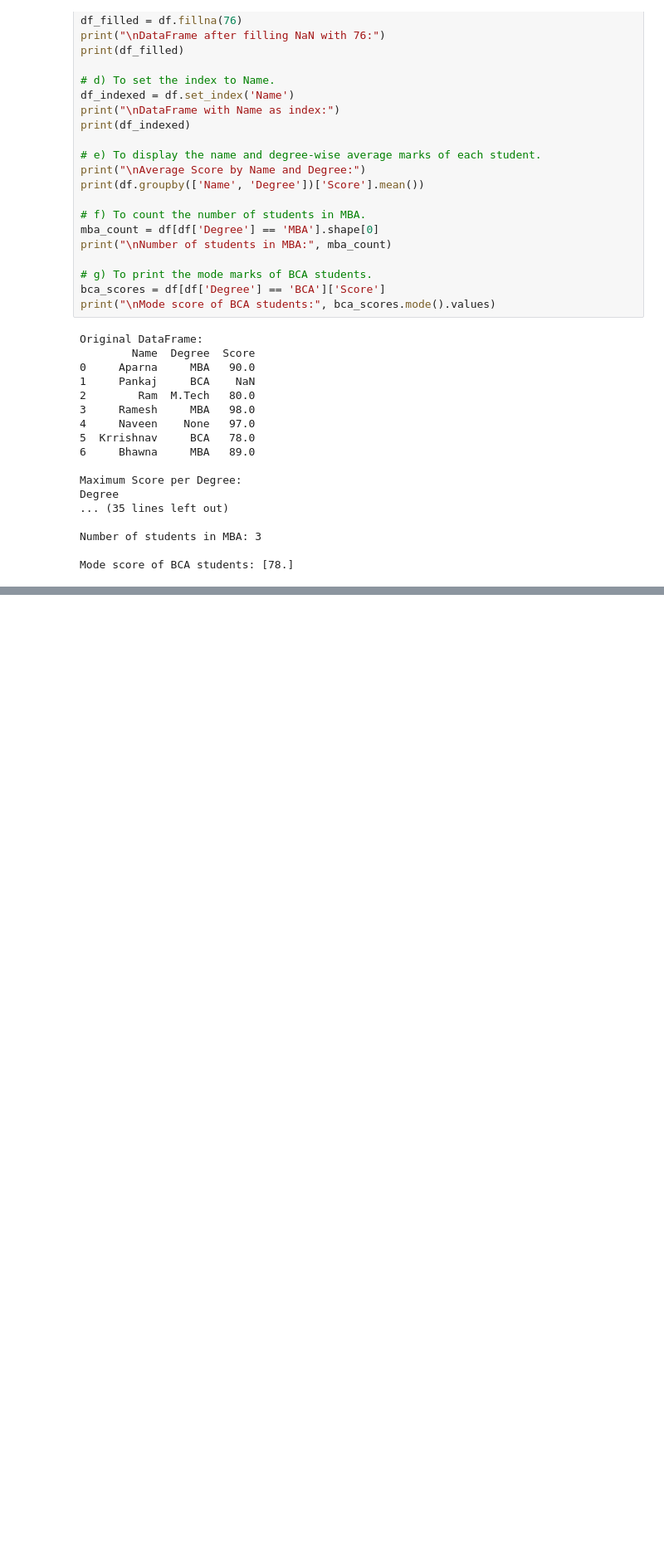
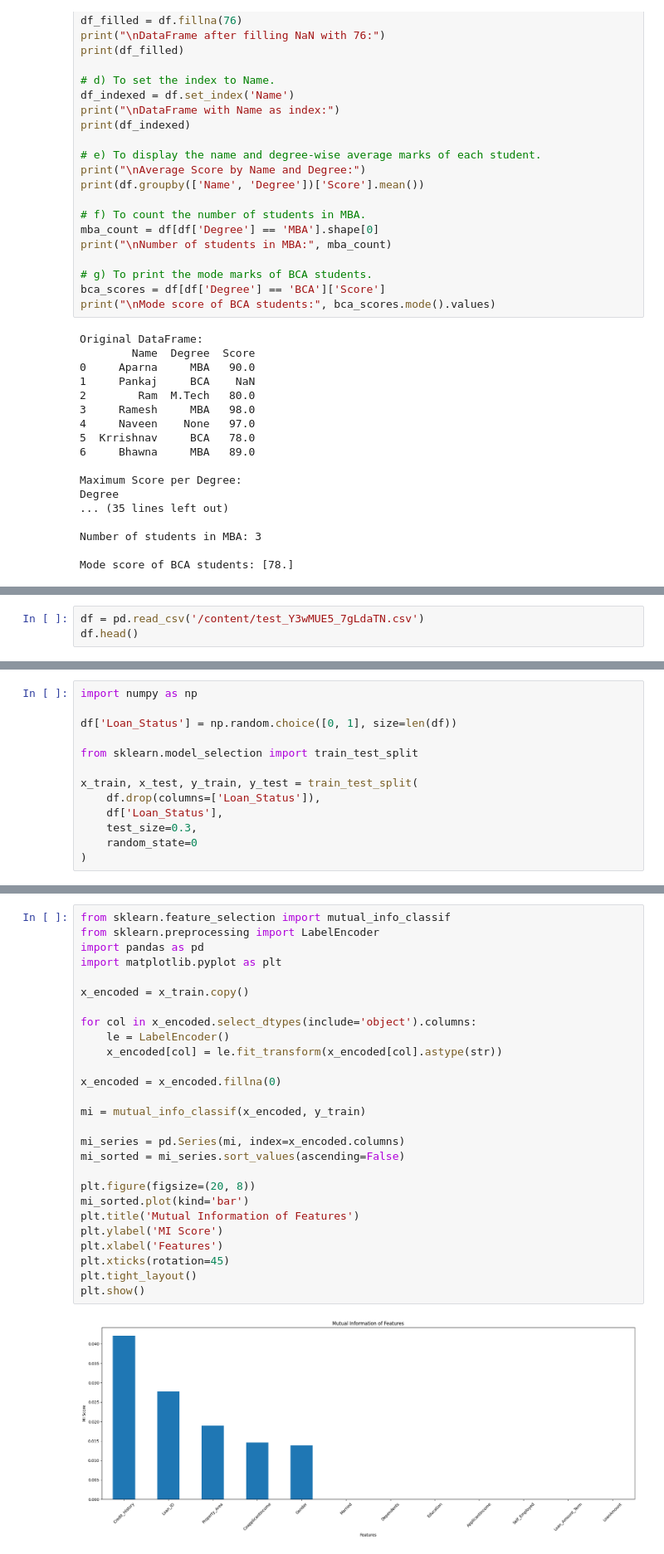
Before and after one commit to Praharshita1275/Machine-learning, a Jupyter notebook: Machine_learning.ipynb, the cells around one changed output, grey strips where cells are left out. Shown at 83% size. Drawn from its saved outputs; the diff is of its cells as text; blank space fills up the shorter version.

```diff
--- a/Machine_learning.ipynb
+++ b/Machine_learning.ipynb
@@ -404,0 +429,3 @@ Mode score of BCA students: [78.]
+# %%
+df = pd.read_csv('/content/test_Y3wMUE5_7gLdaTN.csv')
+df.head()
@@ -404,0 +448,13 @@ Mode score of BCA students: [78.]
+# %%
+import numpy as np
+
+df['Loan_Status'] = np.random.choice([0, 1], size=len(df))
+
+from sklearn.model_selection import train_test_split
+
+x_train, x_test, y_train, y_test = train_test_split(
+    df.drop(columns=['Loan_Status']),
+    df['Loan_Status'],
+    test_size=0.3,
+    random_state=0
+)
@@ -404,0 +534,29 @@ Mode score of BCA students: [78.]
+# %%
+from sklearn.feature_selection import mutual_info_classif
+from sklearn.preprocessing import LabelEncoder
+import pandas as pd
+import matplotlib.pyplot as plt
+
+x_encoded = x_train.copy()
+
+for col in x_encoded.select_dtypes(include='object').columns:
+    le = LabelEncoder()
+    x_encoded[col] = le.fit_transform(x_encoded[col].astype(str))
+
+x_encoded = x_encoded.fillna(0)
+
+mi = mutual_info_classif(x_encoded, y_train)
+
+mi_series = pd.Series(mi, index=x_encoded.columns)
+mi_sorted = mi_series.sort_values(ascending=False)
+
+plt.figure(figsize=(20, 8))
+mi_sorted.plot(kind='bar')
+plt.title('Mutual Information of Features')
+plt.ylabel('MI Score')
+plt.xlabel('Features')
+plt.xticks(rotation=45)
+plt.tight_layout()
+plt.show()
+# %% [output]
+[figure, added]
```
Also changed, not shown: parts of 11 cells of this notebook.
